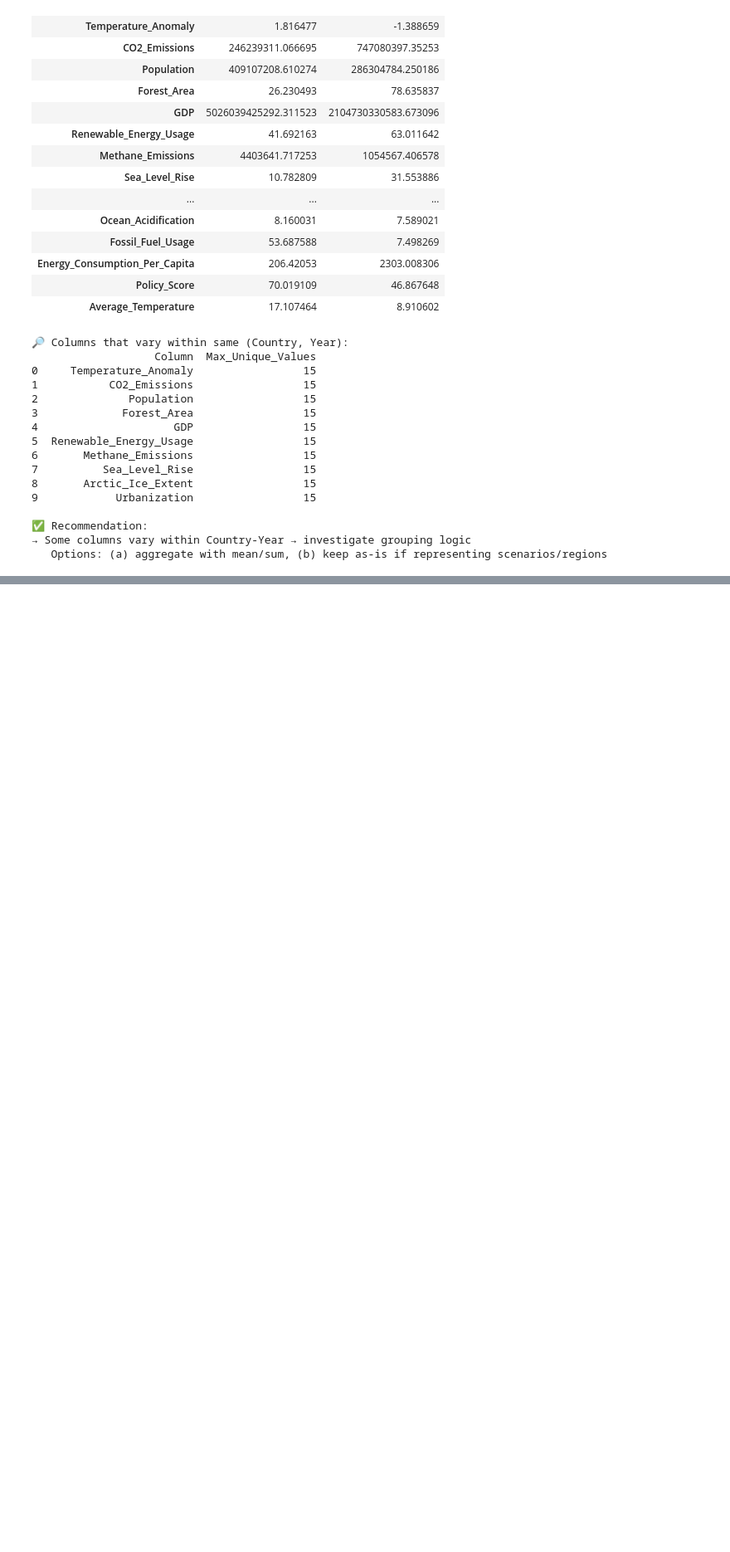
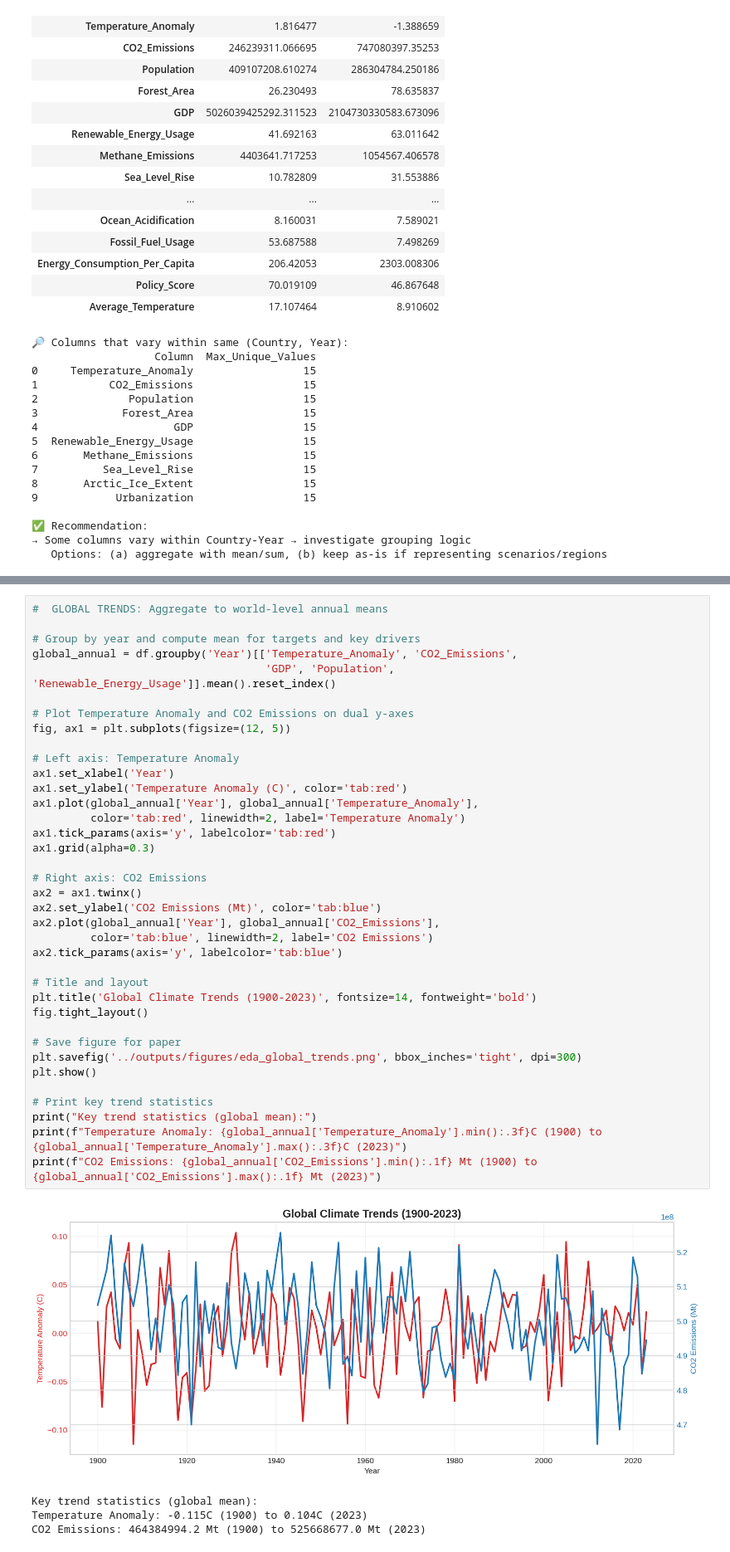
Before and after one commit to amh1k/socioeconomic-climate-ml, a Jupyter notebook: notebooks/01_eda_visualizations.ipynb, the cells around one changed output, grey strips where cells are left out. Shown at 83% size. Saved outputs shown, nothing was run; the diff lists cells and outputs as text; blank space fills up the shorter version.

```diff
--- a/notebooks/01_eda_visualizations.ipynb
+++ b/notebooks/01_eda_visualizations.ipynb
@@ -314,0 +327,42 @@ ValueError: cannot insert Year, already exists
+# %%
+#  GLOBAL TRENDS: Aggregate to world-level annual means
+
+# Group by year and compute mean for targets and key drivers
+global_annual = df.groupby('Year')[['Temperature_Anomaly', 'CO2_Emissions',
+                                    'GDP', 'Population', 'Renewable_Energy_Usage']].mean().reset_index()
+
+# Plot Temperature Anomaly and CO2 Emissions on dual y-axes
+fig, ax1 = plt.subplots(figsize=(12, 5))
+
+# Left axis: Temperature Anomaly
+ax1.set_xlabel('Year')
+ax1.set_ylabel('Temperature Anomaly (C)', color='tab:red')
+ax1.plot(global_annual['Year'], global_annual['Temperature_Anomaly'],
+         color='tab:red', linewidth=2, label='Temperature Anomaly')
+ax1.tick_params(axis='y', labelcolor='tab:red')
+ax1.grid(alpha=0.3)
+
+# Right axis: CO2 Emissions
+ax2 = ax1.twinx()
+ax2.set_ylabel('CO2 Emissions (Mt)', color='tab:blue')
+ax2.plot(global_annual['Year'], global_annual['CO2_Emissions'],
+         color='tab:blue', linewidth=2, label='CO2 Emissions')
+ax2.tick_params(axis='y', labelcolor='tab:blue')
+
+# Title and layout
+plt.title('Global Climate Trends (1900-2023)', fontsize=14, fontweight='bold')
+fig.tight_layout()
+
+# Save figure for paper
+plt.savefig('../outputs/figures/eda_global_trends.png', bbox_inches='tight', dpi=300)
+plt.show()
+
+# Print key trend statistics
+print("Key trend statistics (global mean):")
+print(f"Temperature Anomaly: {global_annual['Temperature_Anomaly'].min():.3f}C (1900) to {global_annual['Temperature_Anomaly'].max():.3f}C (2023)")
+print(f"CO2 Emissions: {global_annual['CO2_Emissions'].min():.1f} Mt (1900) to {global_annual['CO2_Emissions'].max():.1f} Mt (2023)")
+# %% [output]
+[figure, added]
+Key trend statistics (global mean):
+Temperature Anomaly: -0.115C (1900) to 0.104C (2023)
+CO2 Emissions: 464384994.2 Mt (1900) to 525668677.0 Mt (2023)
```
Also changed, not shown: parts of 6 cells of this notebook, 5 other files.
